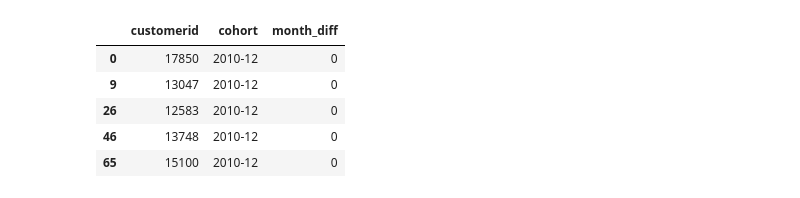
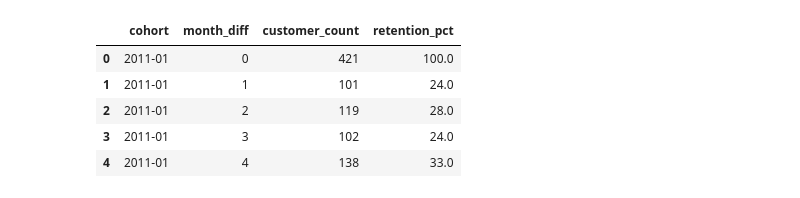
Before and after one commit to nealhayden/retention_analysis, a Jupyter notebook: data_prep.ipynb, the cells around one changed output. Saved outputs shown, nothing was run; the diff lists cells and outputs as text; code cells hidden in the pictures.

```diff
--- a/data_prep.ipynb
+++ b/data_prep.ipynb
@@ -1,12 +3,22 @@
 # %%
 import pandas as pd
-import pyodbc
+import matplotlib.pyplot as plt
+import seaborn as sns
+
+# Import the data.
 # online_retail = pd.read_excel('Online Retail.xlsx')
-# online_retail.rename(columns=str.lower).dropna(subset=['customerid']).astype({'customerid': int}).to_csv('online_retail_processed.csv', index=False)
+# (online_retail.rename(columns=str.lower)
+#               .dropna(subset=['customerid']).astype({'customerid': int})
+#               .to_csv('online_retail_processed.csv', index=False)
+#       )
 df = pd.read_csv('online_retail_processed.csv')
 df = df.astype({'invoicedate': 'datetime64[ns]'})
+
+
+# Create the cohorts and months since first invoice.
 df['first_invoice_date'] = df.groupby('customerid')['invoicedate'].transform('min')
 df['cohort'] = df.first_invoice_date.dt.to_period('M')
-df = df[~df.cohort.isin(['2010-12', '2011-12'])]
+df['month_diff'] = (df.invoicedate.dt.to_period('M') - df.cohort).apply(lambda x: x.n)
 
-df['month_diff'] = (df.invoicedate.dt.to_period('M') - df.cohort).apply(lambda x: x.n)
+# Filter to 2011 data.
+df = df[df.cohort.dt.year == 2011]
@@ -14,0 +25,22 @@ transactions_trunc = df[['customerid', 'cohort', 'month_diff']].drop_duplicates(
+# %%
+# Compute the retention
+retention = (df.groupby(['cohort', 'month_diff'])['customerid'].nunique().rename('customer_count').reset_index()
+               .sort_values(['cohort', 'month_diff'])
+)
+
+
+def divide_by_first(df):
+    return 100 * df.div(df.iloc[0]).round(2)
+
+retention['retention_pct'] = retention.groupby('cohort')['customer_count'].transform(divide_by_first)
+
+# Pivot the table into month columns.
+retention_pivot = retention.pivot_table(columns = 'month_diff',
+                                index = 'cohort', values = 'retention_pct')
+
+# Plot the retention table
+(retention_pivot.style
+    .background_gradient(cmap='Blues',vmin=0,vmax=100)
+    .highlight_null('white')
+    .format(precision=2)
+)
@@ -15,9 +62,9 @@ transactions_trunc = df[['customerid', 'cohort', 'month_diff']].drop_duplicates(
 # %%
-transactions_trunc.head()
+retention.head()
 # %% [output]
-|  | customerid | cohort | month_diff |
-| 0 | 17850 | 2010-12 | 0 |
-| 9 | 13047 | 2010-12 | 0 |
-| 26 | 12583 | 2010-12 | 0 |
-| 46 | 13748 | 2010-12 | 0 |
-| 65 | 15100 | 2010-12 | 0 |
+|  | cohort | month_diff | customer_count | retention_pct |
+| 0 | 2011-01 | 0 | 421 | 100.0 |
+| 1 | 2011-01 | 1 | 101 | 24.0 |
+| 2 | 2011-01 | 2 | 119 | 28.0 |
+| 3 | 2011-01 | 3 | 102 | 24.0 |
+| 4 | 2011-01 | 4 | 138 | 33.0 |
```
Also changed, not shown: parts of 8 cells of this notebook.
